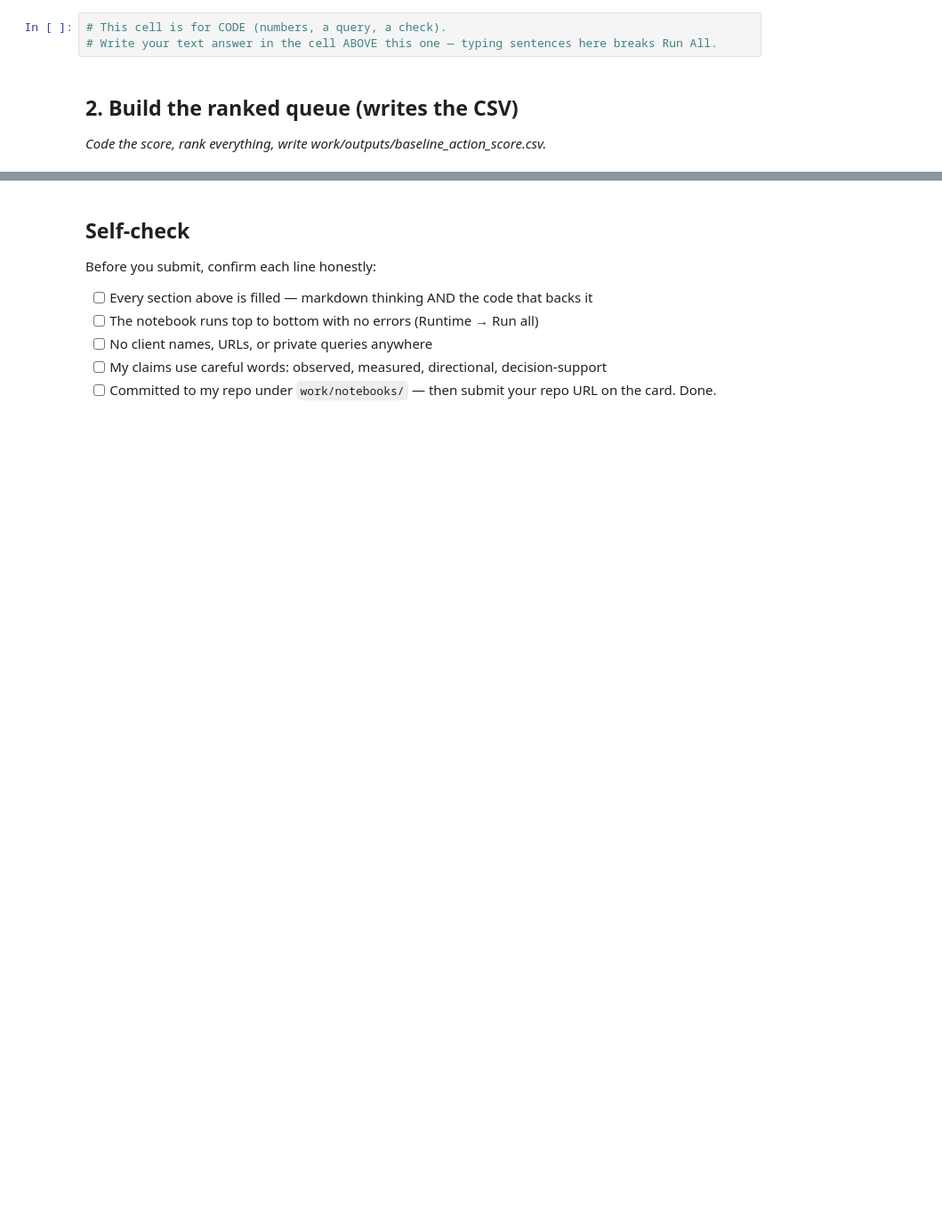
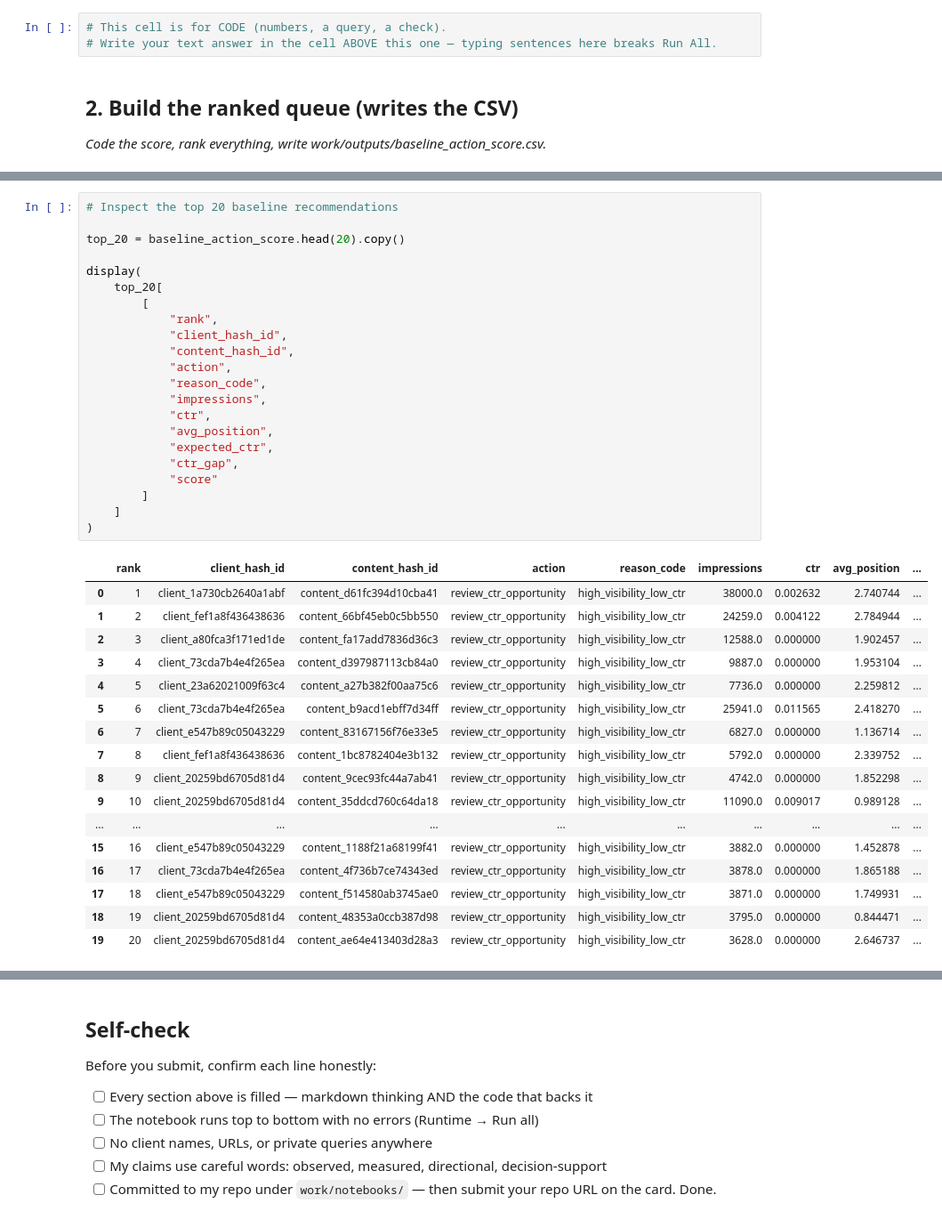
Before and after one commit to girishpatil935/ML_Internship, a Jupyter notebook: work/notebooks/w04_baseline_score.ipynb, the cells around one changed output, grey strips where cells are left out. Shown at 89% size. Cells and saved outputs as stored; diff of their text form; blank space fills up the shorter version.

Commit message:
baseline_score done

```diff
--- a/work/notebooks/w04_baseline_score.ipynb
+++ b/work/notebooks/w04_baseline_score.ipynb
@@ -36,0 +315,40 @@ This skeleton is yours to fill. Work the sections **in order** — each one has
+# %%
+# Inspect the top 20 baseline recommendations
+
+top_20 = baseline_action_score.head(20).copy()
+
+display(
+    top_20[
+        [
+            "rank",
+            "client_hash_id",
+            "content_hash_id",
+            "action",
+            "reason_code",
+            "impressions",
+            "ctr",
+            "avg_position",
+            "expected_ctr",
+            "ctr_gap",
+            "score"
+        ]
+    ]
+)
+# %% [output]
+|  | rank | client_hash_id | content_hash_id | action | reason_code | impressions | ctr | avg_position | ... |
+| 0 | 1 | client_1a730cb2640a1abf | content_d61fc394d10cba41 | review_ctr_opportunity | high_visibility_low_ctr | 38000.0 | 0.002632 | 2.740744 | ... |
+| 1 | 2 | client_fef1a8f436438636 | content_66bf45eb0c5bb550 | review_ctr_opportunity | high_visibility_low_ctr | 24259.0 | 0.004122 | 2.784944 | ... |
+| 2 | 3 | client_a80fca3f171ed1de | content_fa17add7836d36c3 | review_ctr_opportunity | high_visibility_low_ctr | 12588.0 | 0.000000 | 1.902457 | ... |
+| 3 | 4 | client_73cda7b4e4f265ea | content_d397987113cb84a0 | review_ctr_opportunity | high_visibility_low_ctr | 9887.0 | 0.000000 | 1.953104 | ... |
+| 4 | 5 | client_23a62021009f63c4 | content_a27b382f00aa75c6 | review_ctr_opportunity | high_visibility_low_ctr | 7736.0 | 0.000000 | 2.259812 | ... |
+| 5 | 6 | client_73cda7b4e4f265ea | content_b9acd1ebff7d34ff | review_ctr_opportunity | high_visibility_low_ctr | 25941.0 | 0.011565 | 2.418270 | ... |
+| 6 | 7 | client_e547b89c05043229 | content_83167156f76e33e5 | review_ctr_opportunity | high_visibility_low_ctr | 6827.0 | 0.000000 | 1.136714 | ... |
+| 7 | 8 | client_fef1a8f436438636 | content_1bc8782404e3b132 | review_ctr_opportunity | high_visibility_low_ctr | 5792.0 | 0.000000 | 2.339752 | ... |
+| 8 | 9 | client_20259bd6705d81d4 | content_9cec93fc44a7ab41 | review_ctr_opportunity | high_visibility_low_ctr | 4742.0 | 0.000000 | 1.852298 | ... |
+| 9 | 10 | client_20259bd6705d81d4 | content_35ddcd760c64da18 | review_ctr_opportunity | high_visibility_low_ctr | 11090.0 | 0.009017 | 0.989128 | ... |
+| ... | ... | ... | ... | ... | ... | ... | ... | ... | ... |
+| 15 | 16 | client_e547b89c05043229 | content_1188f21a68199f41 | review_ctr_opportunity | high_visibility_low_ctr | 3882.0 | 0.000000 | 1.452878 | ... |
+| 16 | 17 | client_73cda7b4e4f265ea | content_4f736b7ce74343ed | review_ctr_opportunity | high_visibility_low_ctr | 3878.0 | 0.000000 | 1.865188 | ... |
+| 17 | 18 | client_e547b89c05043229 | content_f514580ab3745ae0 | review_ctr_opportunity | high_visibility_low_ctr | 3871.0 | 0.000000 | 1.749931 | ... |
+| 18 | 19 | client_20259bd6705d81d4 | content_48353a0ccb387d98 | review_ctr_opportunity | high_visibility_low_ctr | 3795.0 | 0.000000 | 0.844471 | ... |
+| 19 | 20 | client_20259bd6705d81d4 | content_ae64e413403d28a3 | review_ctr_opportunity | high_visibility_low_ctr | 3628.0 | 0.000000 | 2.646737 | ... |
```
Also changed, not shown: parts of 15 cells of this notebook.
